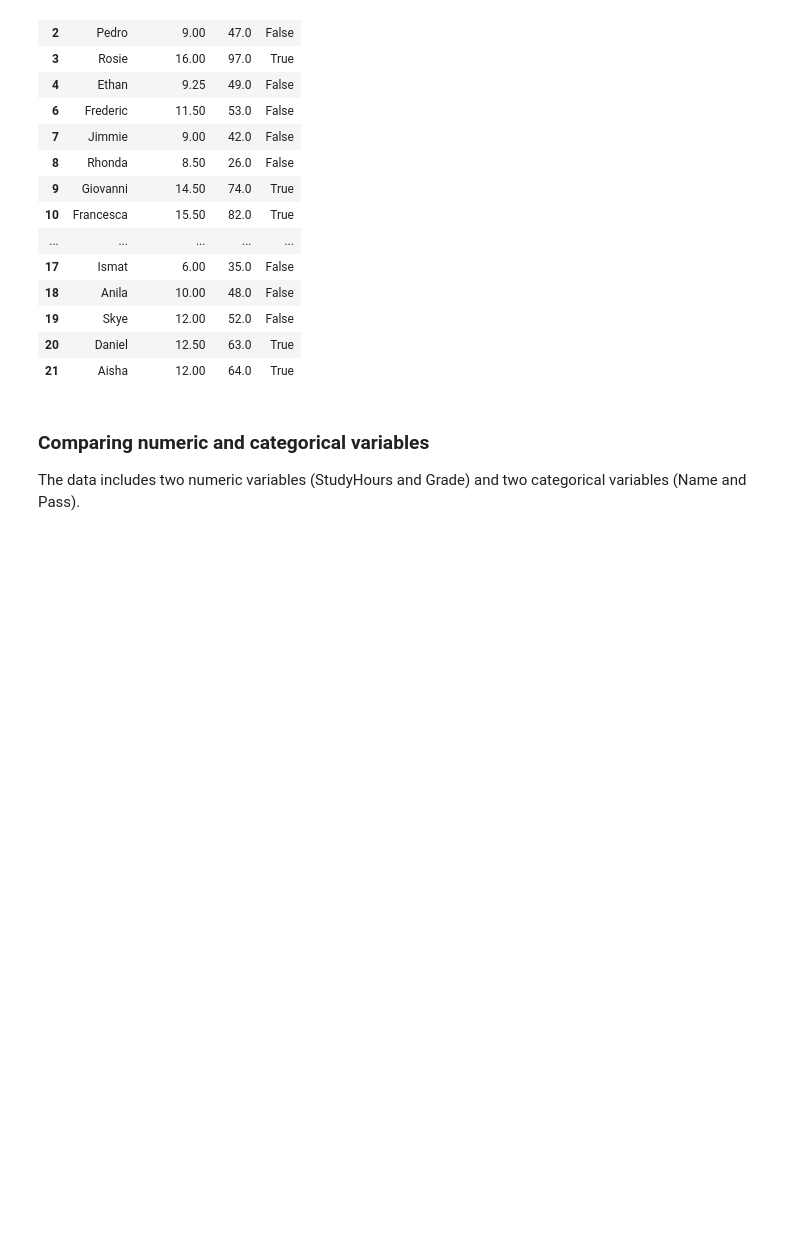
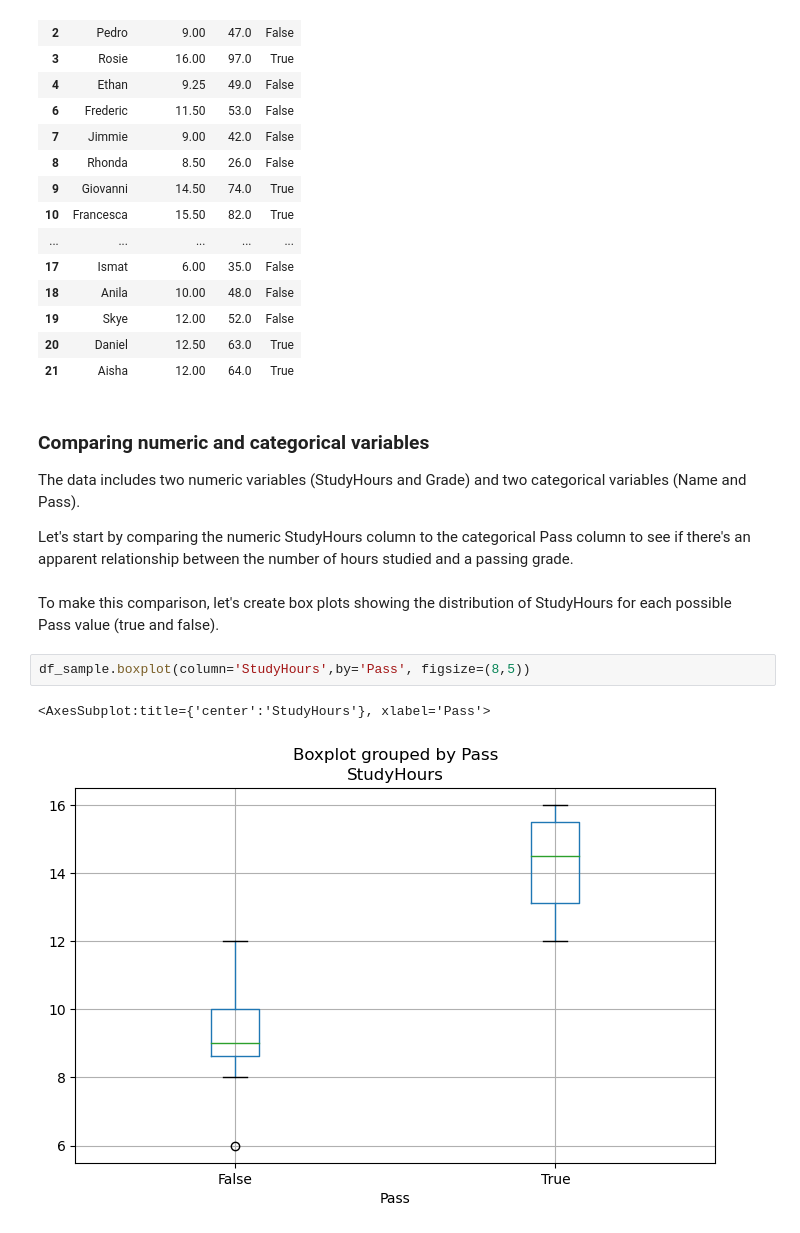
Before and after one commit to olusolaadek/30DaysOfDataScience, a Jupyter notebook: Data-collection-and-manipulation/examine-real-data.ipynb, the cells around one changed output. Cells and saved outputs as stored; diff of their text form; blank space fills up the shorter version.

Commit message:
complete visualize real data

```diff
--- a/Data-collection-and-manipulation/examine-real-data.ipynb
+++ b/Data-collection-and-manipulation/examine-real-data.ipynb
@@ -282,3 +282,12 @@ df_sample
 # %% [markdown]
 ### Comparing numeric and categorical variables
 The data includes two numeric variables (StudyHours and Grade) and two categorical variables (Name and Pass).
+
+ Let's start by comparing the numeric StudyHours column to the categorical Pass column to see if there's an apparent relationship between the number of hours studied and a passing grade.
+# %% [markdown]
+To make this comparison, let's create box plots showing the distribution of StudyHours for each possible Pass value (true and false).
+# %%
+df_sample.boxplot(column='StudyHours',by='Pass', figsize=(8,5))
+# %% [output]
+<AxesSubplot:title={'center':'StudyHours'}, xlabel='Pass'>
+[figure, added]
```
Also changed, not shown: parts of 16 cells of this notebook.
